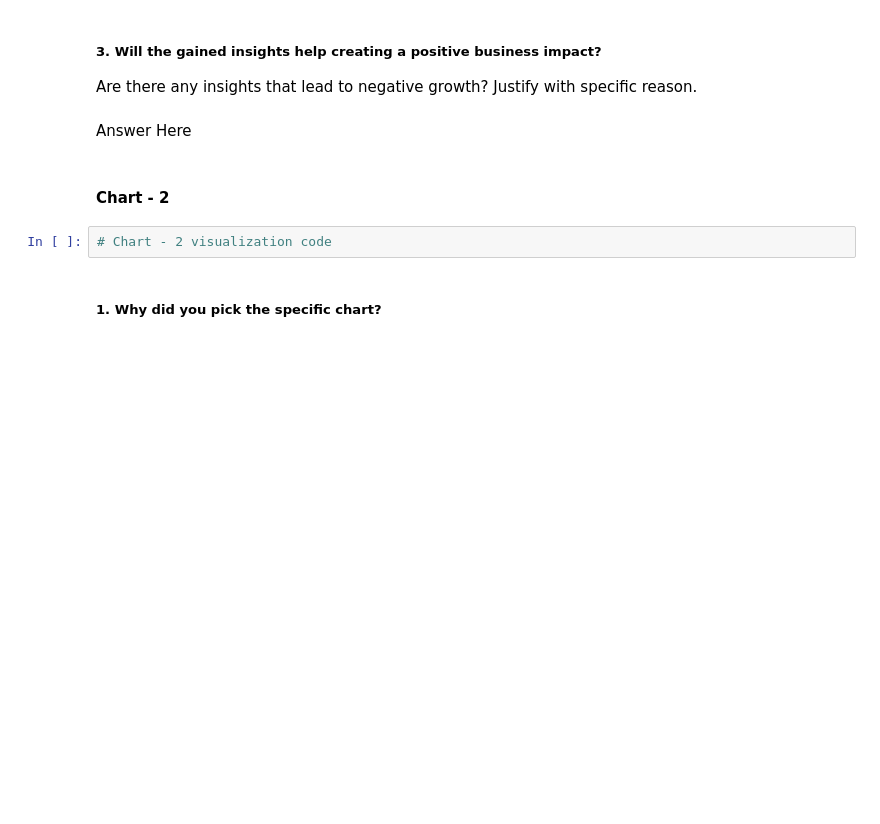
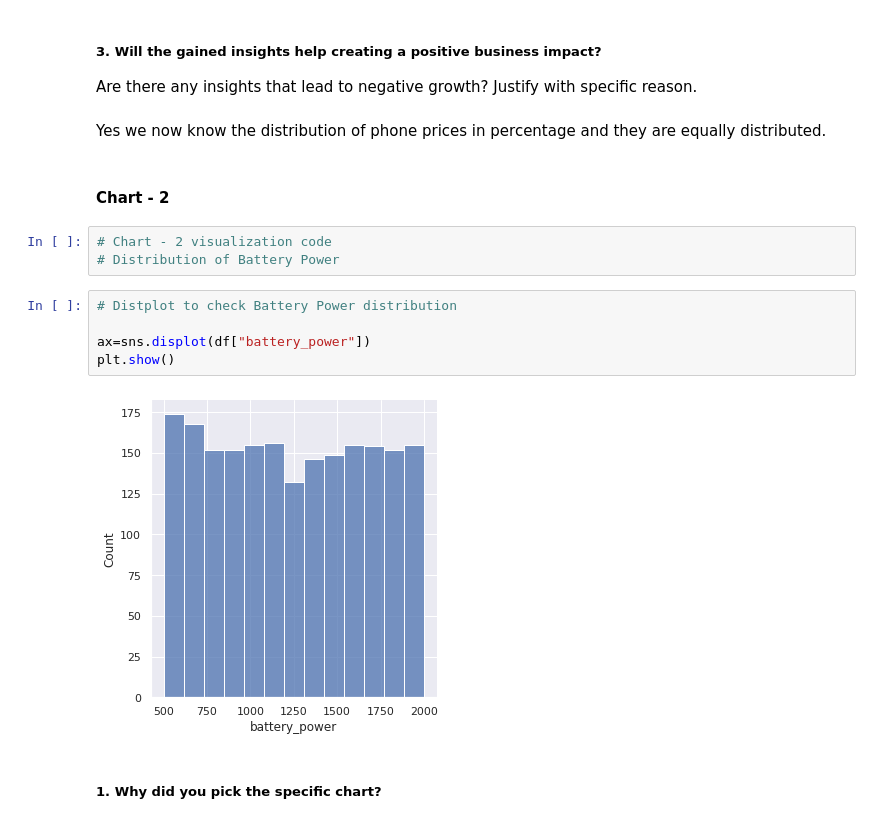
Before and after one commit to rajathAgalkote/MobilePriceRangePrediction_ML_classifier, a Jupyter notebook: Rajathadri_ML_Classifier_MobilePriceRangePrediction.ipynb, the cells around one changed output. Drawn from its saved outputs; the diff is of its cells as text; blank space fills up the shorter version.

```diff
--- a/Rajathadri_ML_Classifier_MobilePriceRangePrediction.ipynb
+++ b/Rajathadri_ML_Classifier_MobilePriceRangePrediction.ipynb
@@ -419,12 +505,20 @@ Answer Here
 # %% [markdown]
 ##### 3. Will the gained insights help creating a positive business impact?
 Are there any insights that lead to negative growth? Justify with specific reason.
-# %% [markdown]
-Answer Here
+# %% [markdown]
+Yes we now know the distribution of phone prices in percentage and they are equally distributed.
 # %% [markdown]
 #### Chart - 2
 # %%
 # Chart - 2 visualization code
+# Distribution of Battery Power
+# %%
+# Distplot to check Battery Power distribution
+
+ax=sns.displot(df["battery_power"])
+plt.show()
+# %% [output]
+[figure, added]
 # %% [markdown]
 ##### 1. Why did you pick the specific chart?
 # %% [markdown]
```
Also changed, not shown: parts of 19 cells of this notebook.
